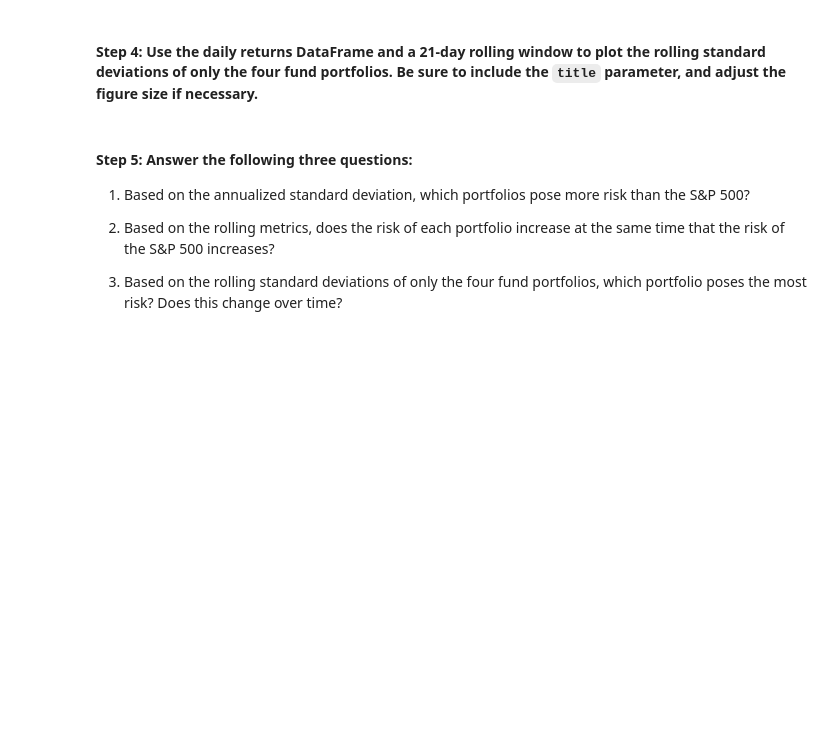
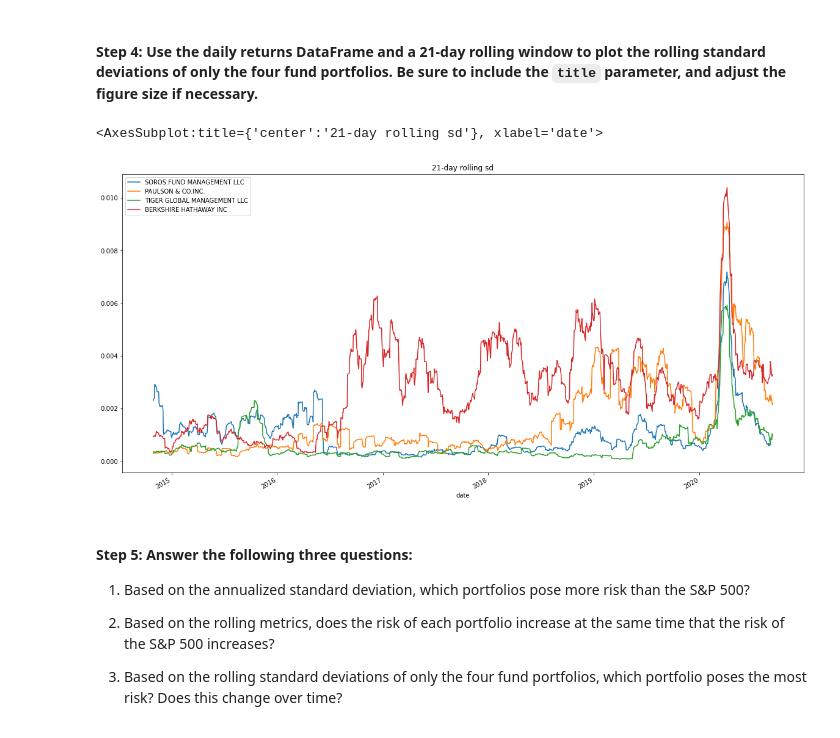
Before and after one commit to lkhodel/bftbc-c4, a Jupyter notebook: risk_return_analysis.ipynb, the cells around one changed output. Saved outputs shown, nothing was run; the diff lists cells and outputs as text; code cells hidden in the pictures; blank space fills up the shorter version.

```diff
--- a/risk_return_analysis.ipynb
+++ b/risk_return_analysis.ipynb
@@ -244,7 +268,10 @@ Evaluate the risk profile of each portfolio by using the standard deviation and
 # %%
 # Using the daily return data and a 21-day rolling window, plot the rolling standard deviation of just the 4 portfolios.
 # Include a title parameter and adjust the figure size
-# YOUR CODE HERE
+daily_returns.drop(columns='S&P 500').rolling(21).std().plot(title="21-day rolling SD", figsize=(20,10))
+# %% [output]
+<AxesSubplot:title={'center':'21-day rolling sd'}, xlabel='date'>
+[figure, added]
 # %% [markdown]
 #### Step 5: Answer the following three questions:
 
```
Also changed, not shown: parts of 9 cells of this notebook.
